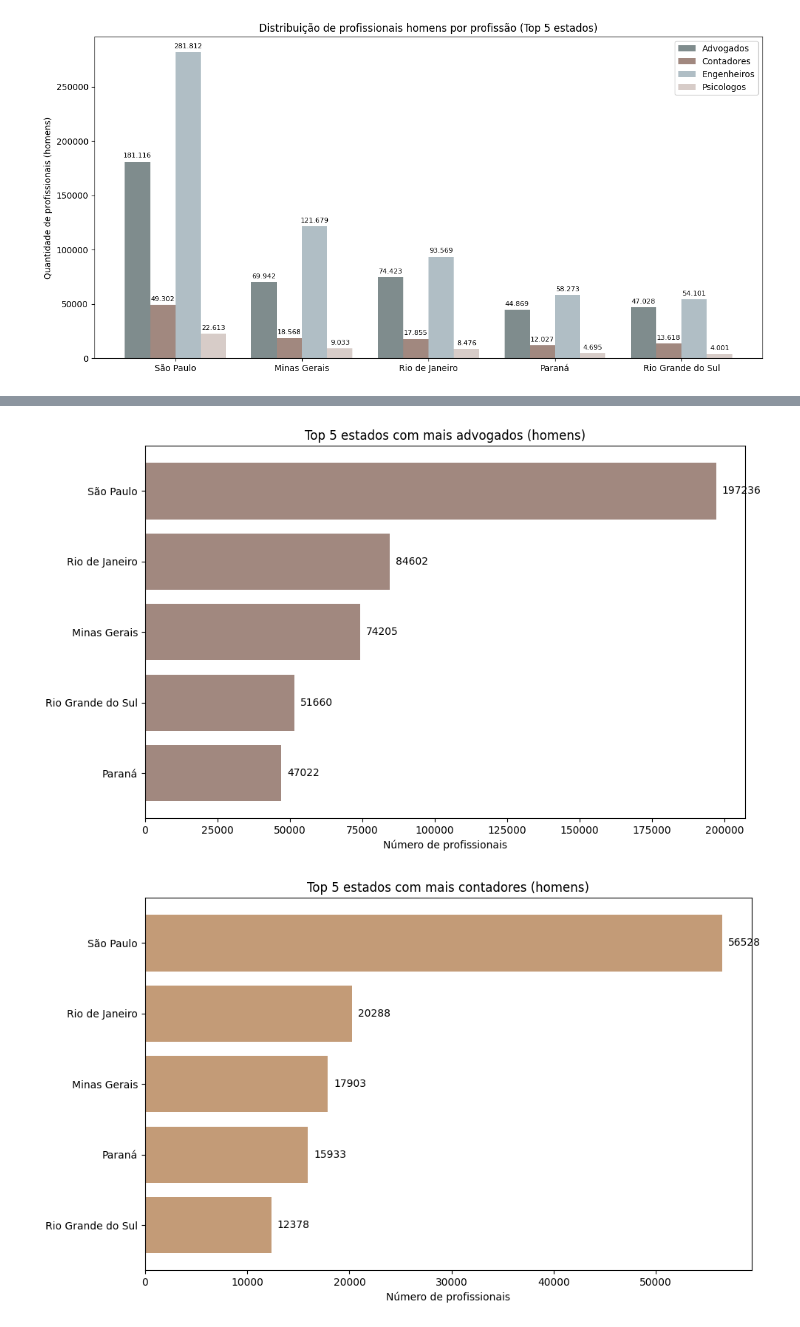
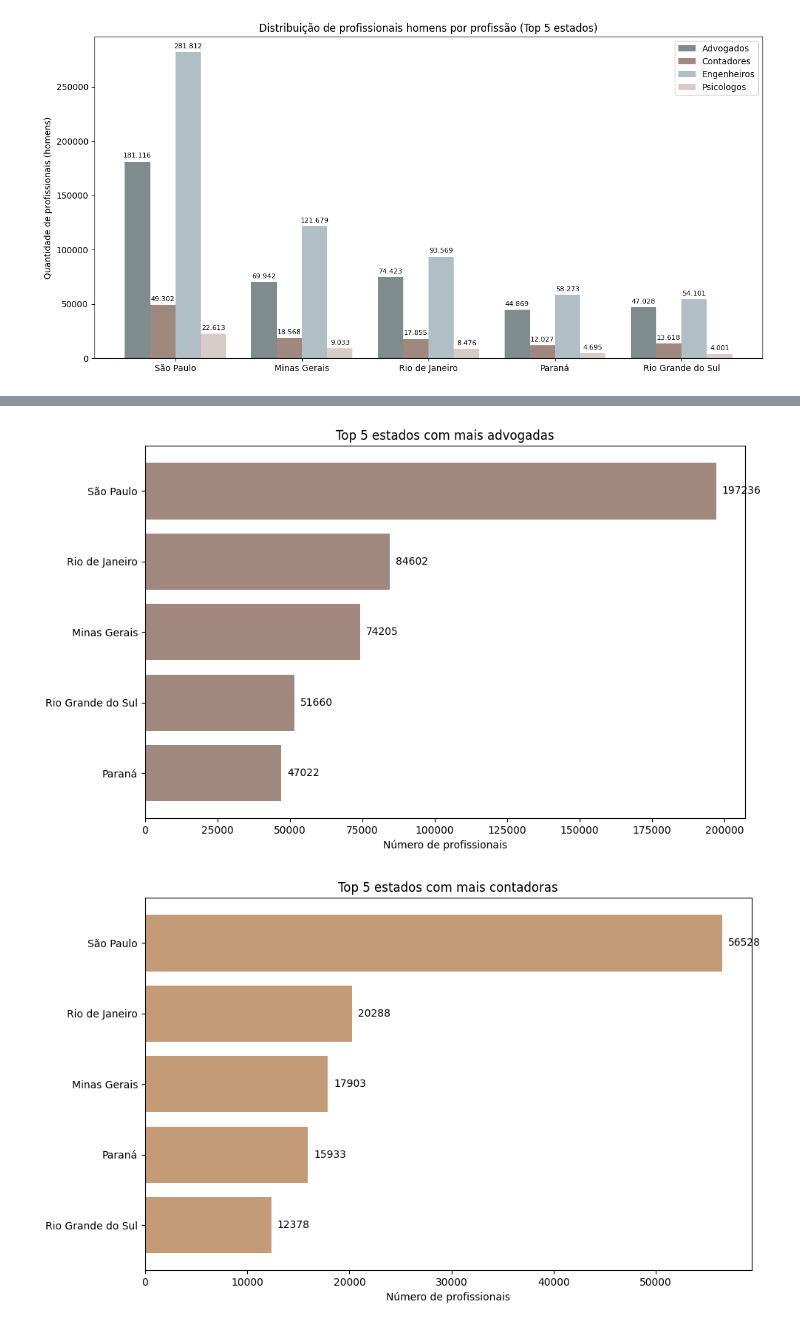
Before and after one commit to gfill99/distribuicao-de-profissoes, a Jupyter notebook: analise_de_dados/app/analise_de_dados.ipynb, the cells around one changed output, grey strips where cells are left out. Cells and saved outputs as stored; diff of their text form; code cells hidden in the pictures.

```diff
--- a/analise_de_dados/app/analise_de_dados.ipynb
+++ b/analise_de_dados/app/analise_de_dados.ipynb
@@ -422,8 +268,13 @@ plot_top5_profissao(ordena_query_profissão('M', 'psicologos'), 'total', 'Top 5
+# %%
+top5_advogados_mulheres = fc.ordena_query_profissão(con, 'F', 'advogados')
+top5_contadores_mulheres = fc.ordena_query_profissão(con, 'F', 'contadores')
+top5_engenheiros_mulheres = fc.ordena_query_profissão(con, 'F', 'engenheiros')
+top5_psicologos_mulheres = fc.ordena_query_profissão(con, 'F', 'psicologos')
 # %%
-plot_top5_profissao(ordena_query_profissão('F', 'advogados'), 'total', 'Top 5 estados com mais advogados (homens)', '#a1887f')
-plot_top5_profissao(ordena_query_profissão('F', 'contadores'), 'total', 'Top 5 estados com mais contadores (homens)', '#c39b77')
-plot_top5_profissao(ordena_query_profissão('F', 'engenheiros'), 'total', 'Top 5 estados com mais engenheiros (homens)', '#d7b8a5')
-plot_top5_profissao(ordena_query_profissão('F', 'psicologos'), 'total', 'Top 5 estados com mais psicólogos (homens)', '#e8cfc0')
+grafico_top5_advogados_mulheres = fc.plot_top5_profissao(top5_advogados_mulheres, 'total', 'Top 5 estados com mais advogadas', '#a1887f')
+grafico_top5_contadores_mulheres = fc.plot_top5_profissao(top5_contadores_mulheres, 'total', 'Top 5 estados com mais contadoras', '#c39b77')
+grafico_top5_engenheiros_mulheres = fc.plot_top5_profissao(top5_engenheiros_mulheres, 'total', 'Top 5 estados com mais engenheiras', '#d7b8a5')
+grafico_top5_psicologos_mulheres = fc.plot_top5_profissao(top5_psicologos_mulheres, 'total', 'Top 5 estados com mais psicólogas', '#e8cfc0')
 # %% [output]
-[figure, old version]
+[figure, new version]
-[figure, old version]
+[figure, new version]
```
Also changed, not shown: parts of 28 cells of this notebook, 18 other files.
